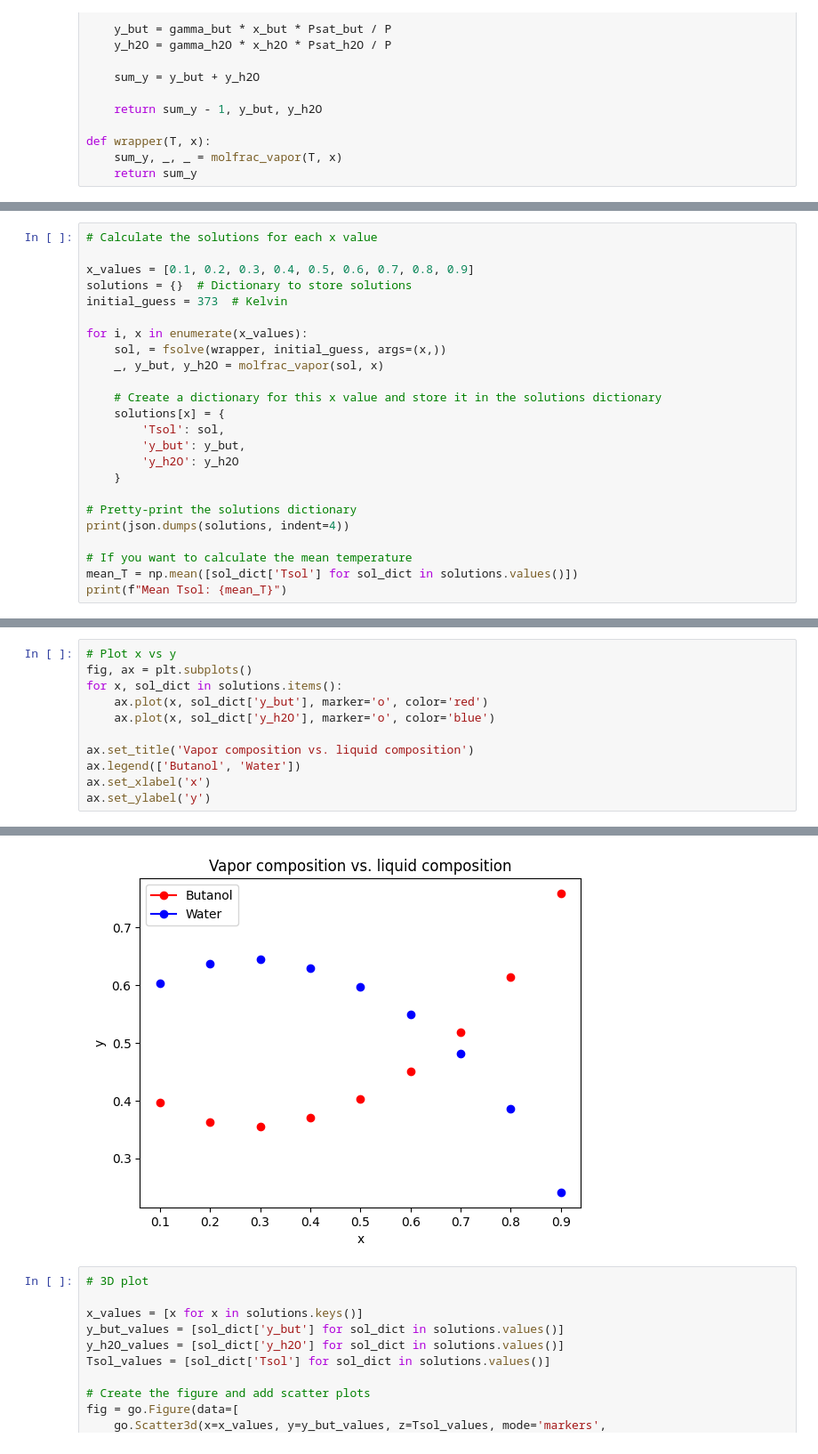
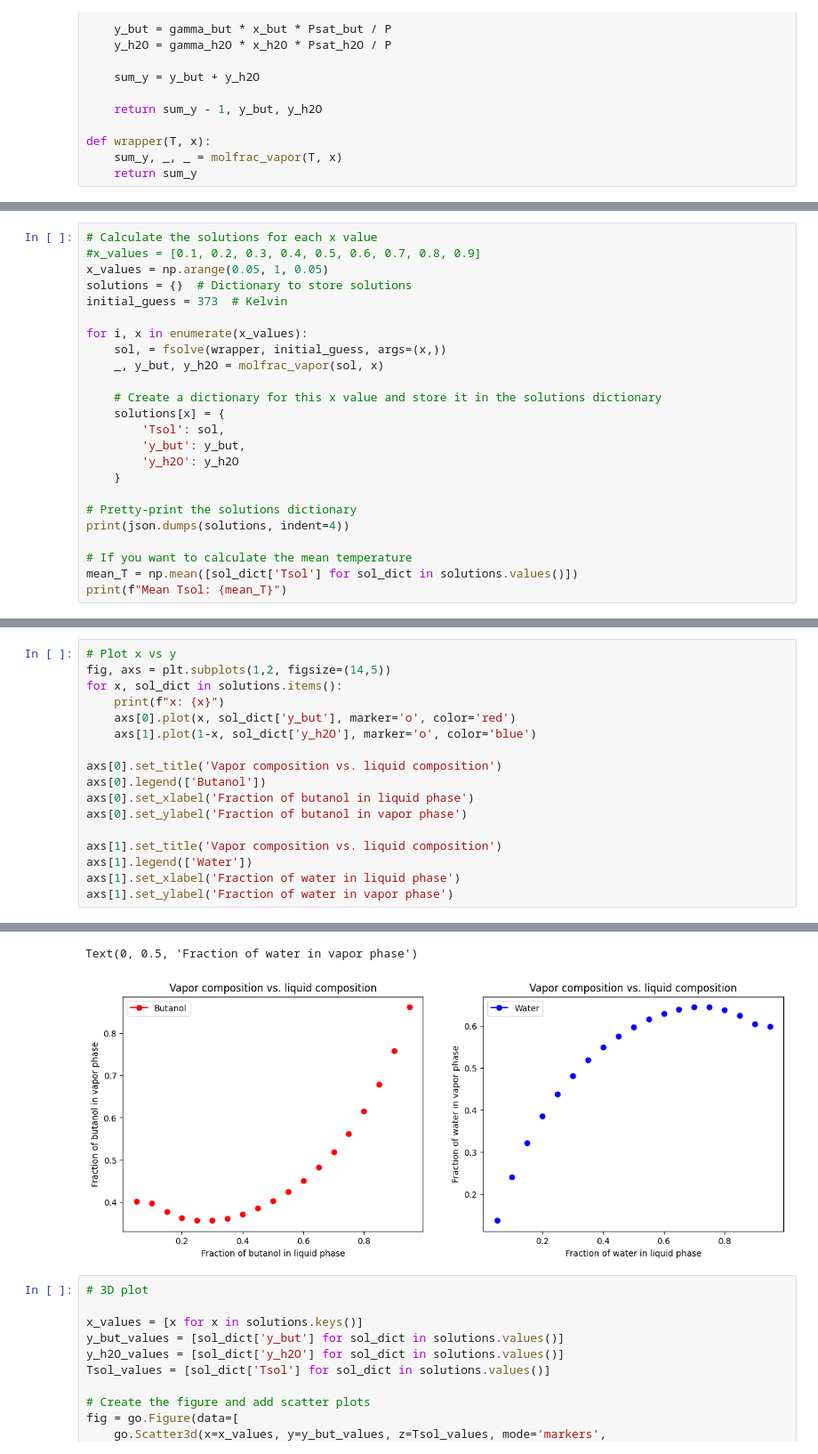
Before and after one commit to OlofssonFredrik/KETN45, a Jupyter notebook: uppg5.ipynb, the cells around one changed output, grey strips where cells are left out. Shown at 89% size. Drawn from its saved outputs; the diff is of its cells as text.

```diff
--- a/uppg5.ipynb
+++ b/uppg5.ipynb
@@ -52,7 +56,7 @@ def wrapper(T, x):
 # %%
 # Calculate the solutions for each x value
-
-x_values = [0.1, 0.2, 0.3, 0.4, 0.5, 0.6, 0.7, 0.8, 0.9]
+#x_values = [0.1, 0.2, 0.3, 0.4, 0.5, 0.6, 0.7, 0.8, 0.9]
+x_values = np.arange(0.05, 1, 0.05)
 solutions = {}  # Dictionary to store solutions
 initial_guess = 373  # Kelvin
 
@@ -94,12 +98,18 @@ Mean Tsol: 362.276319900642
 # %%
 # Plot x vs y
-fig, ax = plt.subplots()
+fig, axs = plt.subplots(1,2, figsize=(14,5))
 for x, sol_dict in solutions.items():
-    ax.plot(x, sol_dict['y_but'], marker='o', color='red')
-    ax.plot(x, sol_dict['y_h2O'], marker='o', color='blue')
+    print(f"x: {x}")
+    axs[0].plot(x, sol_dict['y_but'], marker='o', color='red')
+    axs[1].plot(1-x, sol_dict['y_h2O'], marker='o', color='blue')
 
-ax.set_title('Vapor composition vs. liquid composition')
-ax.legend(['Butanol', 'Water'])
-ax.set_xlabel('x')
-ax.set_ylabel('y')
+axs[0].set_title('Vapor composition vs. liquid composition')
+axs[0].legend(['Butanol'])
+axs[0].set_xlabel('Fraction of butanol in liquid phase')
+axs[0].set_ylabel('Fraction of butanol in vapor phase')
+
+axs[1].set_title('Vapor composition vs. liquid composition')
+axs[1].legend(['Water'])
+axs[1].set_xlabel('Fraction of water in liquid phase')
+axs[1].set_ylabel('Fraction of water in vapor phase')
 # %% [output]
@@ -107,4 +135,5 @@ Text(0, 0.5, 'y')
+Text(0, 0.5, 'Fraction of water in vapor phase')
-[figure, old version]
+[figure, new version]
 # %%
 # 3D plot
 
```
Also changed, not shown: parts of 3 cells of this notebook.
